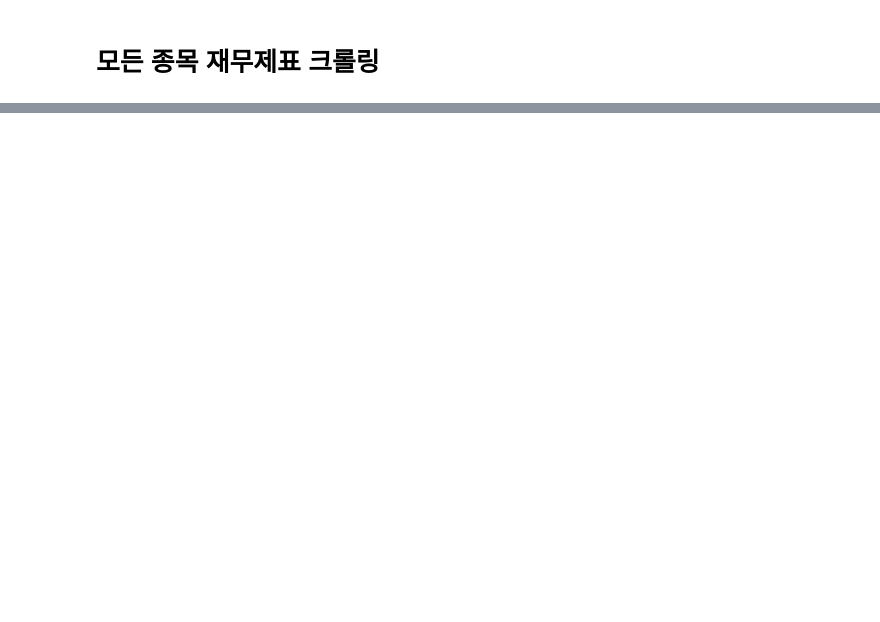
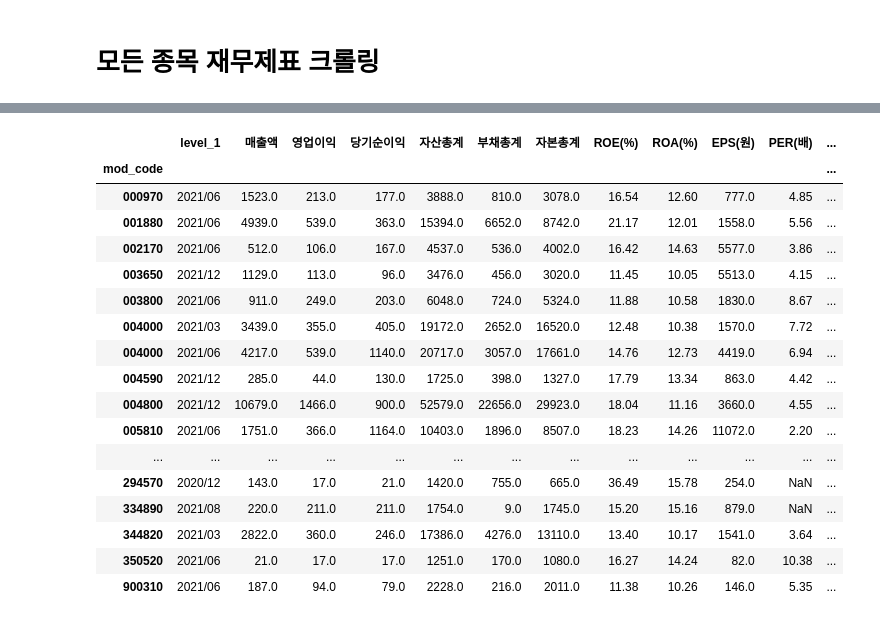
Before and after one commit to 201815054/Project5, a Jupyter notebook: 퀀트 적용.ipynb, the cells around one changed output, grey strips where cells are left out. Drawn from its saved outputs; the diff is of its cells as text; code cells hidden in the pictures; blank space fills up the shorter version.

```diff
--- a/퀀트 적용.ipynb
+++ b/퀀트 적용.ipynb
@@ -167,0 +916,3 @@ code_lis = os.listdir('./data/네이버재무제표')
+# %%
+concodes = df_conmet.index.drop_duplicates().tolist()
+concodes
@@ -167,0 +936,17 @@ code_lis = os.listdir('./data/네이버재무제표')
+# %%
+def rtn20_60(df):
+    df['rtn20'] = df['Close'].pct_change(20)
+    df['rtn60'] = df['Close'].pct_change(60)
+    df['rtn60fore'] = (df.Close.shift(-60) - df.Close) / df.Close
+    df['rtn40fore'] = (df.Close.shift(-40) - df.Close) / df.Close
+    df['rtn20fore'] = (df.Close.shift(-20) - df.Close) / df.Close
+
+    df = df[df['rtn20'] > 0.05]
+    return df
+# %%
+# 데이터프레임을 만들어서 인덱스만 뽑아내고 콘캣
+conmet_rtn20 =[]
+for i in concodes:
+    df = fdr.DataReader(i,'2021')
+    df['code'] = df['Close'].apply(lambda x:i)
+    conmet_rtn20.append(rtn20_60(df))
@@ -167,0 +1114,28 @@ code_lis = os.listdir('./data/네이버재무제표')
+# %%
+def conmet(df):
+    df['전분기대비매출성장률'] = ((df['매출액'] - df['매출액'].shift())/df['매출액'])*100
+    df['영업이익률'] = (df['영업이익']/df['매출액'])*100
+    df = df[(df['ROA(%)'] > 10) & (df['영업이익률'] > 10) & (df['전분기대비매출성장률'] > 10)]
+    return df
+# %%
+df_conmetf = conmet(df_fs) #재무제표 조건충족
+df_conmetf
+# %% [output]
+|  | level_1 | 매출액 | 영업이익 | 당기순이익 | 자산총계 | 부채총계 | 자본총계 | ROE(%) | ROA(%) | EPS(원) | PER(배) | ... |
+| mod_code |  |  |  |  |  |  |  |  |  |  |  | ... |
+| 000970 | 2021/06 | 1523.0 | 213.0 | 177.0 | 3888.0 | 810.0 | 3078.0 | 16.54 | 12.60 | 777.0 | 4.85 | ... |
+| 001880 | 2021/06 | 4939.0 | 539.0 | 363.0 | 15394.0 | 6652.0 | 8742.0 | 21.17 | 12.01 | 1558.0 | 5.56 | ... |
+| 002170 | 2021/06 | 512.0 | 106.0 | 167.0 | 4537.0 | 536.0 | 4002.0 | 16.42 | 14.63 | 5577.0 | 3.86 | ... |
+| 003650 | 2021/12 | 1129.0 | 113.0 | 96.0 | 3476.0 | 456.0 | 3020.0 | 11.45 | 10.05 | 5513.0 | 4.15 | ... |
+| 003800 | 2021/06 | 911.0 | 249.0 | 203.0 | 6048.0 | 724.0 | 5324.0 | 11.88 | 10.58 | 1830.0 | 8.67 | ... |
+| 004000 | 2021/03 | 3439.0 | 355.0 | 405.0 | 19172.0 | 2652.0 | 16520.0 | 12.48 | 10.38 | 1570.0 | 7.72 | ... |
+| 004000 | 2021/06 | 4217.0 | 539.0 | 1140.0 | 20717.0 | 3057.0 | 17661.0 | 14.76 | 12.73 | 4419.0 | 6.94 | ... |
+| 004590 | 2021/12 | 285.0 | 44.0 | 130.0 | 1725.0 | 398.0 | 1327.0 | 17.79 | 13.34 | 863.0 | 4.42 | ... |
+| 004800 | 2021/12 | 10679.0 | 1466.0 | 900.0 | 52579.0 | 22656.0 | 29923.0 | 18.04 | 11.16 | 3660.0 | 4.55 | ... |
+| 005810 | 2021/06 | 1751.0 | 366.0 | 1164.0 | 10403.0 | 1896.0 | 8507.0 | 18.23 | 14.26 | 11072.0 | 2.20 | ... |
+| ... | ... | ... | ... | ... | ... | ... | ... | ... | ... | ... | ... | ... |
+| 294570 | 2020/12 | 143.0 | 17.0 | 21.0 | 1420.0 | 755.0 | 665.0 | 36.49 | 15.78 | 254.0 | NaN | ... |
+| 334890 | 2021/08 | 220.0 | 211.0 | 211.0 | 1754.0 | 9.0 | 1745.0 | 15.20 | 15.16 | 879.0 | NaN | ... |
+| 344820 | 2021/03 | 2822.0 | 360.0 | 246.0 | 17386.0 | 4276.0 | 13110.0 | 13.40 | 10.17 | 1541.0 | 3.64 | ... |
+| 350520 | 2021/06 | 21.0 | 17.0 | 17.0 | 1251.0 | 170.0 | 1080.0 | 16.27 | 14.24 | 82.0 | 10.38 | ... |
+| 900310 | 2021/06 | 187.0 | 94.0 | 79.0 | 2228.0 | 216.0 | 2011.0 | 11.38 | 10.26 | 146.0 | 5.35 | ... |
```
Also changed, not shown: parts of 170 cells of this notebook, 3 other files.
